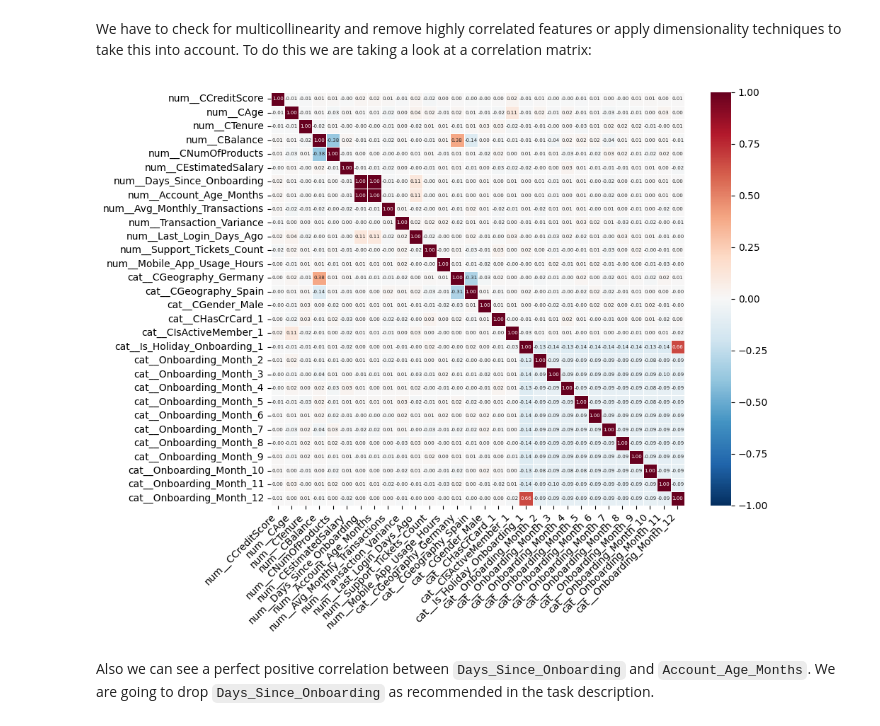
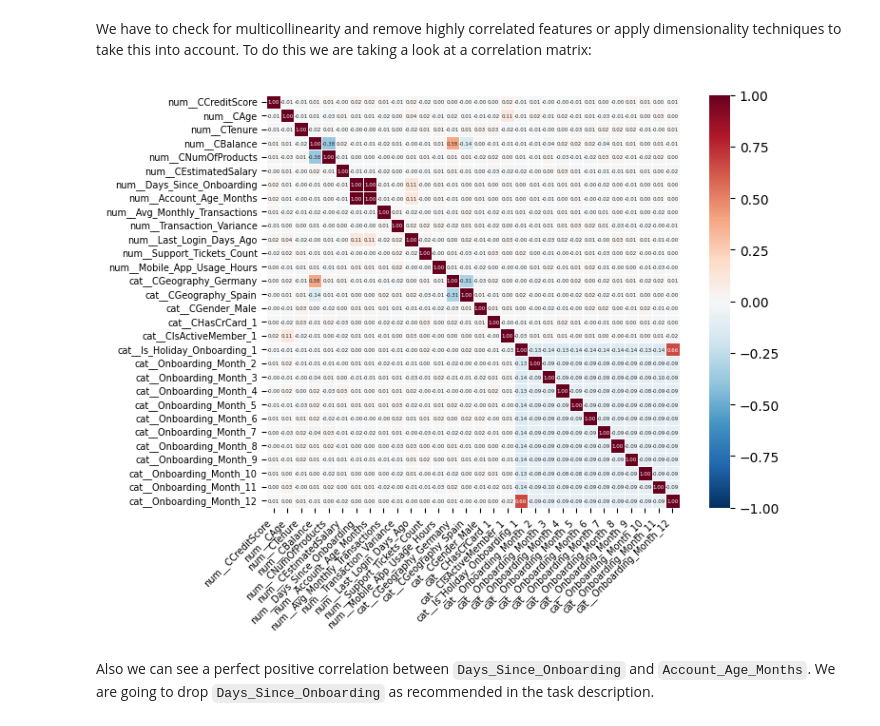
Before and after one commit to nncsimo/DSML2526, a Jupyter notebook: Abgabe/Assignment_01_3214721.ipynb, the cells around one changed output. Saved outputs shown, nothing was run; the diff lists cells and outputs as text; code cells hidden in the pictures.

```diff
--- a/Abgabe/Assignment_01_3214721.ipynb
+++ b/Abgabe/Assignment_01_3214721.ipynb
@@ -612,25 +622,30 @@ model_features = [col for col in X_train_processed_df.columns if col not in
 ### Check for Multicollinearity
 # %% [markdown]
 We have to check for multicollinearity  and remove highly correlated features or apply dimensionality techniques to take this into account. To do this we are taking a look at a correlation matrix:
-# %%
-correlation_matrix = X_train_processed_df[model_features].corr()
-plt.figure(figsize=(10, 8))
-sns.heatmap(
-    correlation_matrix,
-    annot=True,
-    fmt='.2f',              # 2 decimal places instead of many
-    cmap='RdBu_r',          # Diverging colormap
-    center=0,               # Center at 0
-    vmin=-1, vmax=1,        # Fixed scale
-    square=True,            # Square cells
-    linewidths=0.5,         # Grid lines between cells
-    annot_kws={'size': 5}   # Smaller font for annotations
-)
-plt.xticks(rotation=45, ha='right')
-plt.tight_layout()
-plt.show()
-# %% [output]
-[figure, removed]
+# %%
+fig, ax = plt.subplots(figsize=(8, 6))
+sns.heatmap(
+    X_train_processed_df[model_features].corr(),
+    annot=True,
+    fmt='.2f',
+    cmap='RdBu_r',
+    center=0,
+    vmin=-1, vmax=1,
+    square=True,
+    linewidths=0.5,
+    annot_kws={'size': 4},
+    ax=ax,
+    xticklabels=True,
+    yticklabels=True
+)
+ax.tick_params(axis='x', rotation=45, labelsize=7)
+ax.tick_params(axis='y', rotation=0, labelsize=7)
+for label in ax.get_xticklabels():
+    label.set_ha('right')
+plt.tight_layout()
+plt.show()
+# %% [output]
+[figure, added]
 # %% [markdown]
 Also we can see a perfect positive correlation between `Days_Since_Onboarding` and `Account_Age_Months`. We are going to drop `Days_Since_Onboarding` as recommended in the task description.
 # %%
```
Also changed, not shown: parts of 6 cells of this notebook, 1 other file.
